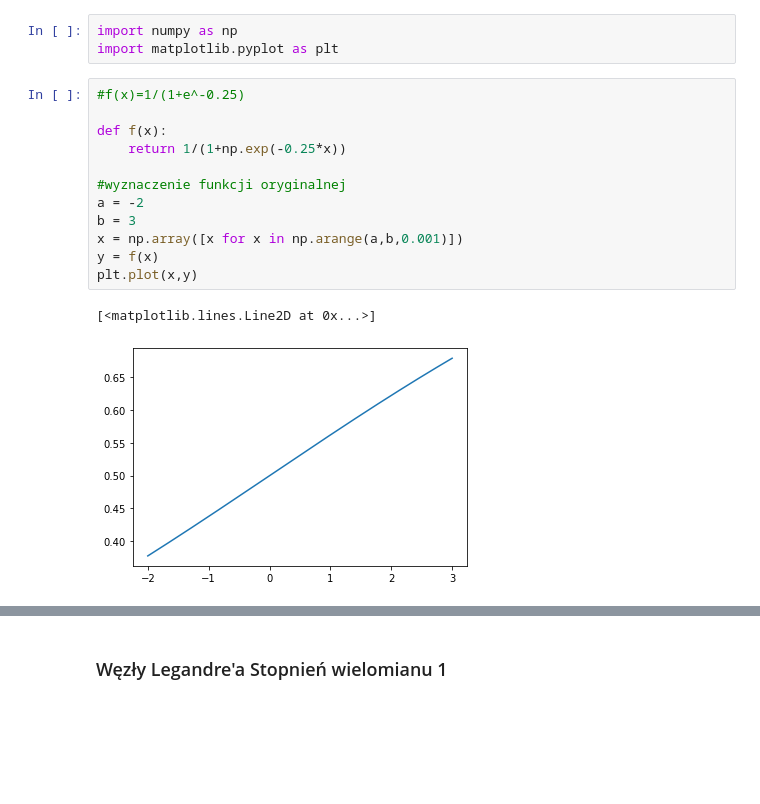
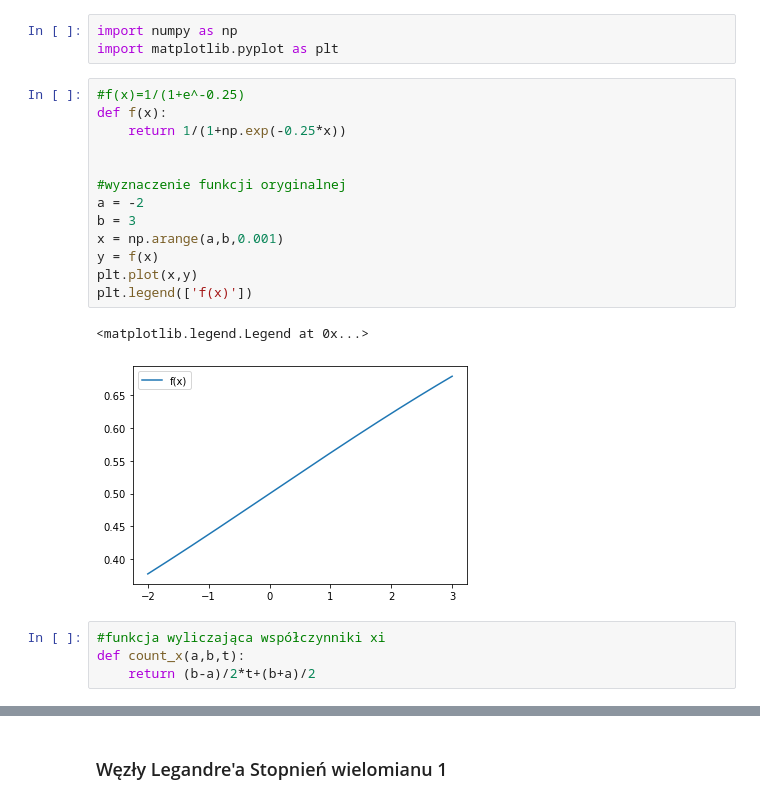
Before and after one commit to pabramowska/Numerical_Methods, a Jupyter notebook: Zadanie_11.ipynb, the cells around one changed output, grey strips where cells are left out. Cells and saved outputs as stored; diff of their text form; blank space fills up the shorter version.

```diff
--- a/Zadanie_11.ipynb
+++ b/Zadanie_11.ipynb
@@ -3,16 +3,21 @@ import numpy as np
 import matplotlib.pyplot as plt
 # %%
 #f(x)=1/(1+e^-0.25)
-
 def f(x):
     return 1/(1+np.exp(-0.25*x))
+
 
 #wyznaczenie funkcji oryginalnej
 a = -2
 b = 3
-x = np.array([x for x in np.arange(a,b,0.001)])
+x = np.arange(a,b,0.001)
 y = f(x)
 plt.plot(x,y)
+plt.legend(['f(x)'])
 # %% [output]
-[<matplotlib.lines.Line2D at 0x...>]
+<matplotlib.legend.Legend at 0x...>
-[figure, old version]
+[figure, new version]
+# %%
+#funkcja wyliczająca współczynniki xi
+def count_x(a,b,t):
+    return (b-a)/2*t+(b+a)/2
```
Also changed, not shown: parts of 10 cells of this notebook.
